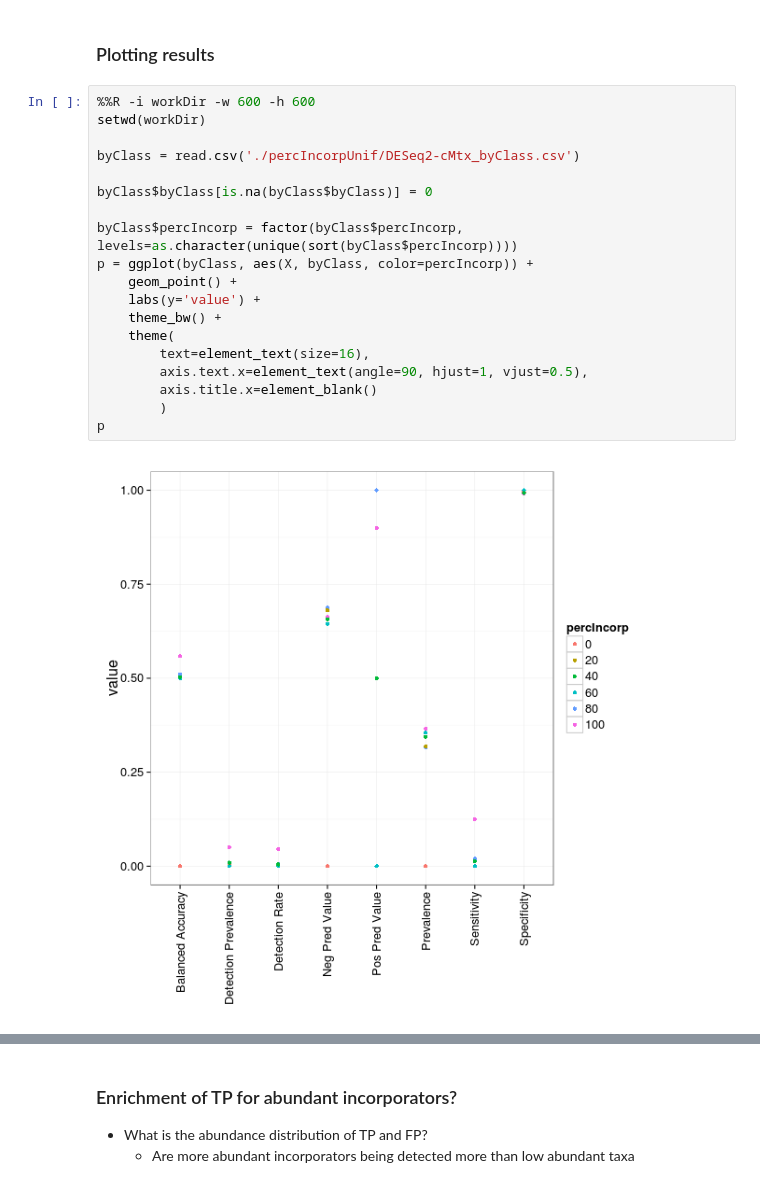
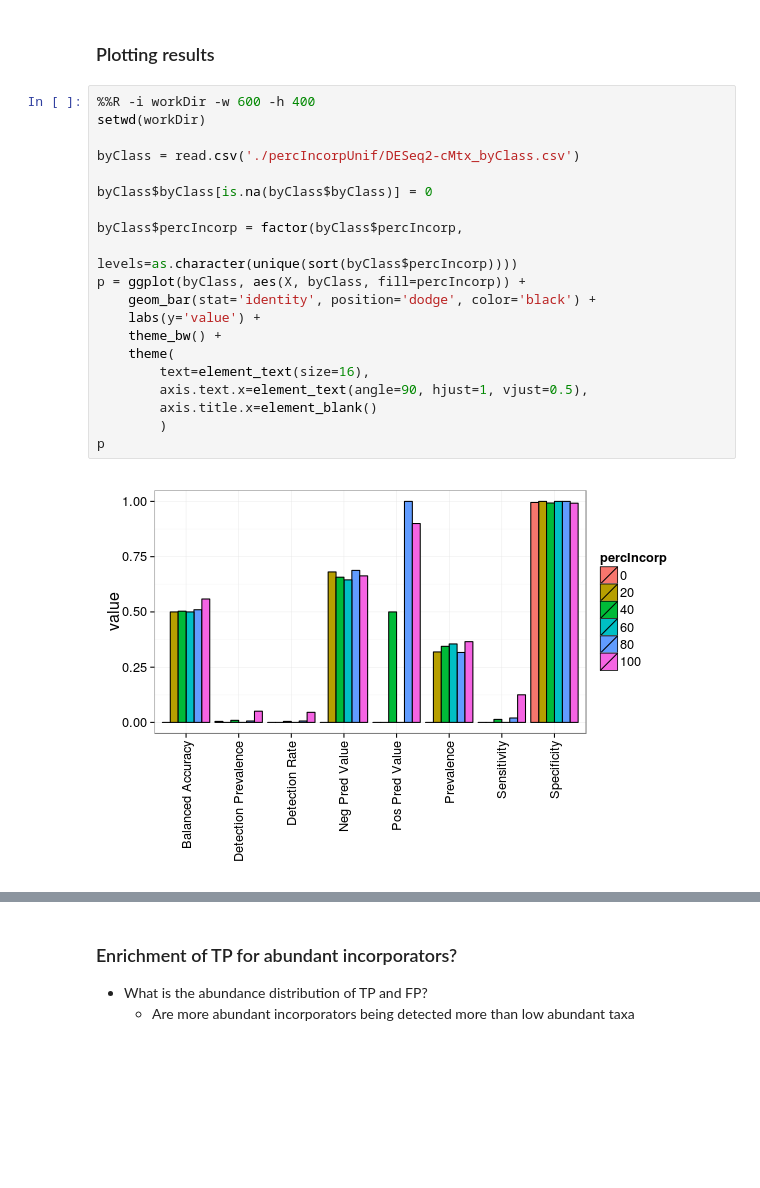
Before and after one commit to nick-youngblut/SIPSim, a Jupyter notebook: ipynb/bac_genome/n1210/perc_incorp_unif.ipynb, the cells around one changed output, grey strips where cells are left out. Cells and saved outputs as stored; diff of their text form; blank space fills up the shorter version.

```diff
--- a/ipynb/bac_genome/n1210/perc_incorp_unif.ipynb
+++ b/ipynb/bac_genome/n1210/perc_incorp_unif.ipynb
@@ -272,23 +301,24 @@ Overwriting /home/nick/notebook/SIPSim/dev/bac_genome1210/SIPSimRun.sh
 # %% [markdown]
 ### Plotting results
 # %%
-%%R -i workDir -w 600 -h 600
+%%R -i workDir -w 600 -h 400
 setwd(workDir)
 
 byClass = read.csv('./percIncorpUnif/DESeq2-cMtx_byClass.csv')
 
 byClass$byClass[is.na(byClass$byClass)] = 0
 
-byClass$percIncorp = factor(byClass$percIncorp, levels=as.character(unique(sort(byClass$percIncorp))))
-p = ggplot(byClass, aes(X, byClass, color=percIncorp)) +
-    geom_point() +
+byClass$percIncorp = factor(byClass$percIncorp,
+                            levels=as.character(unique(sort(byClass$percIncorp))))
+p = ggplot(byClass, aes(X, byClass, fill=percIncorp)) +
+    geom_bar(stat='identity', position='dodge', color='black') +
     labs(y='value') +
     theme_bw() +
     theme(
         text=element_text(size=16),
         axis.text.x=element_text(angle=90, hjust=1, vjust=0.5),
         axis.title.x=element_blank()
         )
 p
 # %% [output]
-[figure, old version]
+[figure, new version]
```
Also changed, not shown: parts of 29 cells of this notebook, 12 other files.
